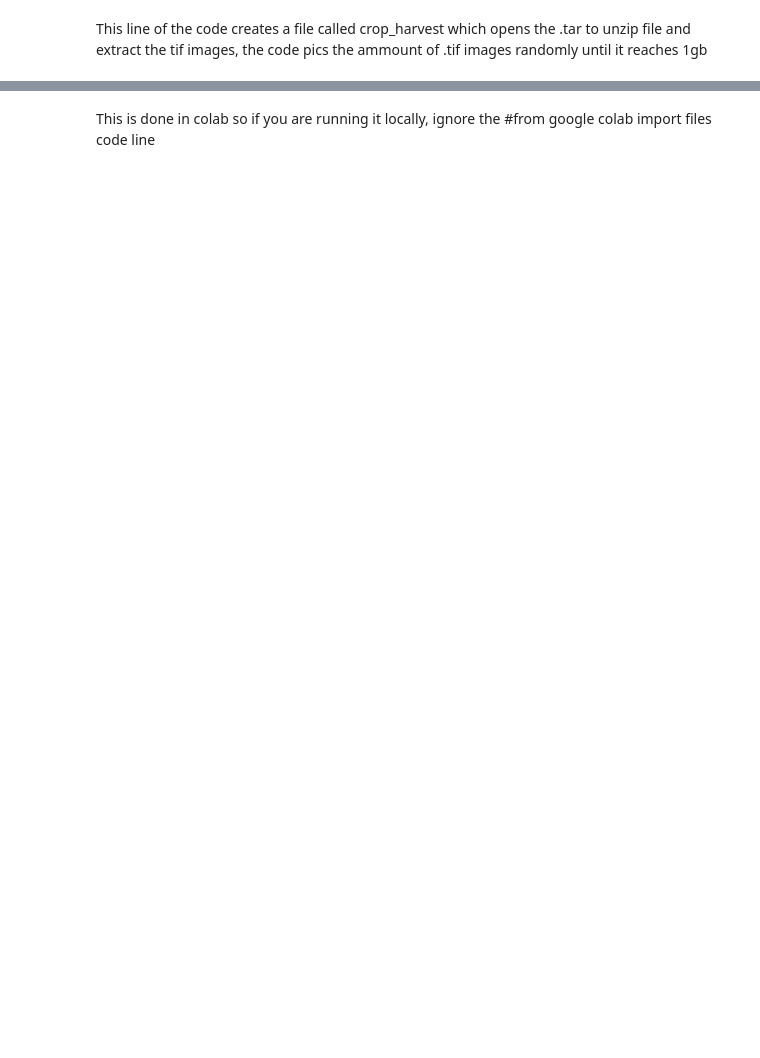
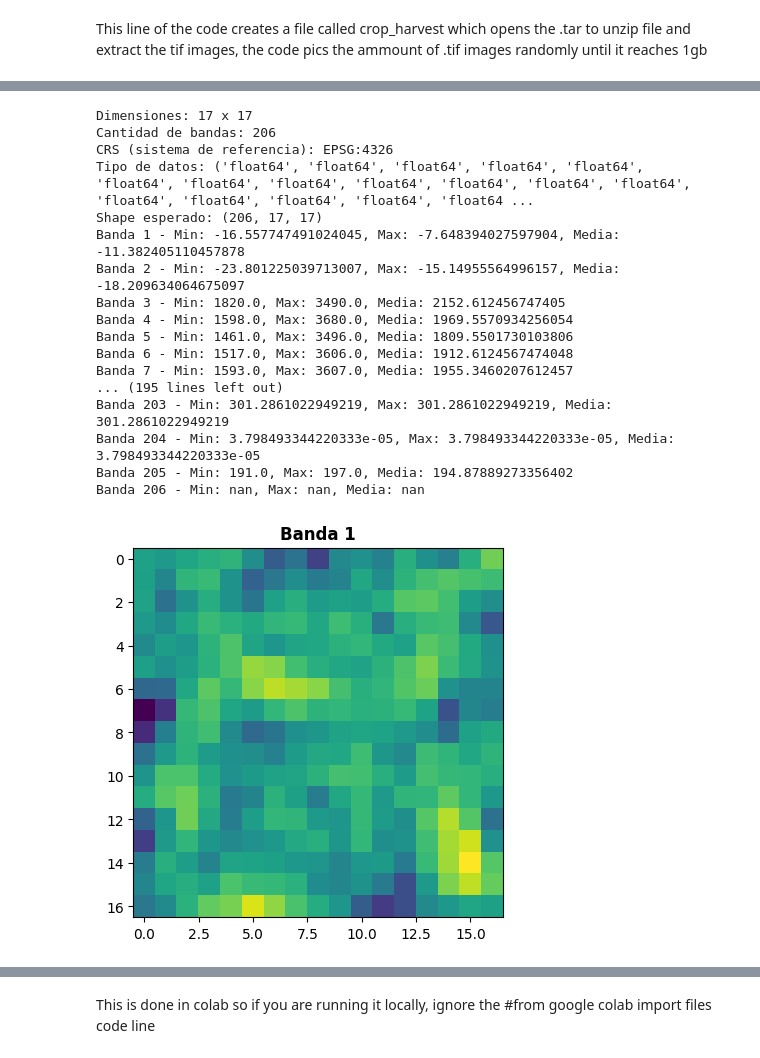
Before and after one commit to Equipo-Proyecto-2025/Proyecto-Computacion-paralela-distribuida, a Jupyter notebook: Trabajofinal.ipynb, the cells around one changed output, grey strips where cells are left out. Drawn from its saved outputs; the diff is of its cells as text; code cells hidden in the pictures; blank space fills up the shorter version.

```diff
--- a/Trabajofinal.ipynb
+++ b/Trabajofinal.ipynb
@@ -86,0 +190,40 @@ print(f" {count} total: {total_bytes / (1024 ** 2):.2f} MB")
+# %%
+
+
+# filepath
+ruta = '/content/drive/MyDrive/CropHarvest_extract/eo_data/1000-togo_2019-02-06_2020-02-01.tif'
+
+# Open .tiff file
+with rasterio.open(ruta) as src:
+    print(f"Dimensiones: {src.width} x {src.height}")
+    print(f"Cantidad de bandas: {src.count}")
+    print(f"CRS (sistema de referencia): {src.crs}")
+    print(f"Tipo de datos: {src.dtypes}")
+    print(f"Shape esperado: ({src.count}, {src.height}, {src.width})")
+
+    # name the ranges
+    for i in range(1, src.count + 1):
+        band = src.read(i)
+        print(f"Banda {i} - Min: {band.min()}, Max: {band.max()}, Media: {band.mean()}")
+
+    # show the visualization
+    show(src.read(1), title="Banda 1")
+# %% [output]
+Dimensiones: 17 x 17
+Cantidad de bandas: 206
+CRS (sistema de referencia): EPSG:4326
+Tipo de datos: ('float64', 'float64', 'float64', 'float64', 'float64', 'float64', 'float64', 'float64', 'float64', 'float64', 'float64', 'float64', 'float64', 'float64', 'float64', 'float64', 'float64 ...
+Shape esperado: (206, 17, 17)
+Banda 1 - Min: -16.557747491024045, Max: -7.648394027597904, Media: -11.382405110457878
+Banda 2 - Min: -23.801225039713007, Max: -15.14955564996157, Media: -18.209634064675097
+Banda 3 - Min: 1820.0, Max: 3490.0, Media: 2152.612456747405
+Banda 4 - Min: 1598.0, Max: 3680.0, Media: 1969.5570934256054
+Banda 5 - Min: 1461.0, Max: 3496.0, Media: 1809.5501730103806
+Banda 6 - Min: 1517.0, Max: 3606.0, Media: 1912.6124567474048
+Banda 7 - Min: 1593.0, Max: 3607.0, Media: 1955.3460207612457
+... (195 lines left out)
+Banda 203 - Min: 301.2861022949219, Max: 301.2861022949219, Media: 301.2861022949219
+Banda 204 - Min: 3.798493344220333e-05, Max: 3.798493344220333e-05, Media: 3.798493344220333e-05
+Banda 205 - Min: 191.0, Max: 197.0, Media: 194.87889273356402
+Banda 206 - Min: nan, Max: nan, Media: nan
+[figure, added]
```
Also changed, not shown: parts of 28 cells of this notebook, 1 other file.
